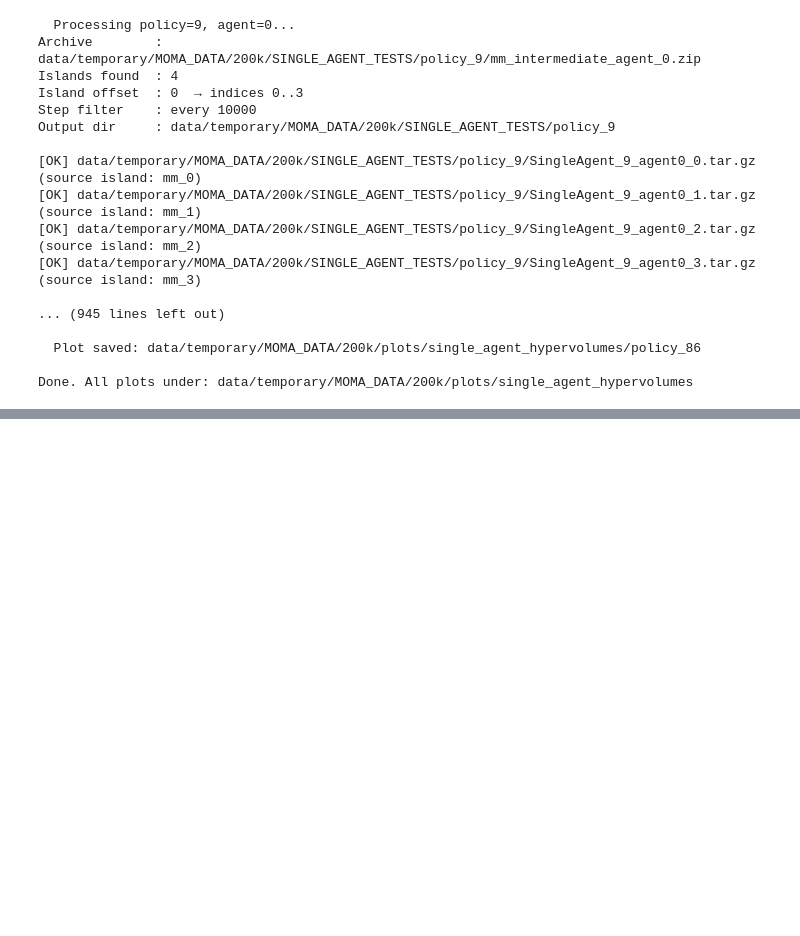
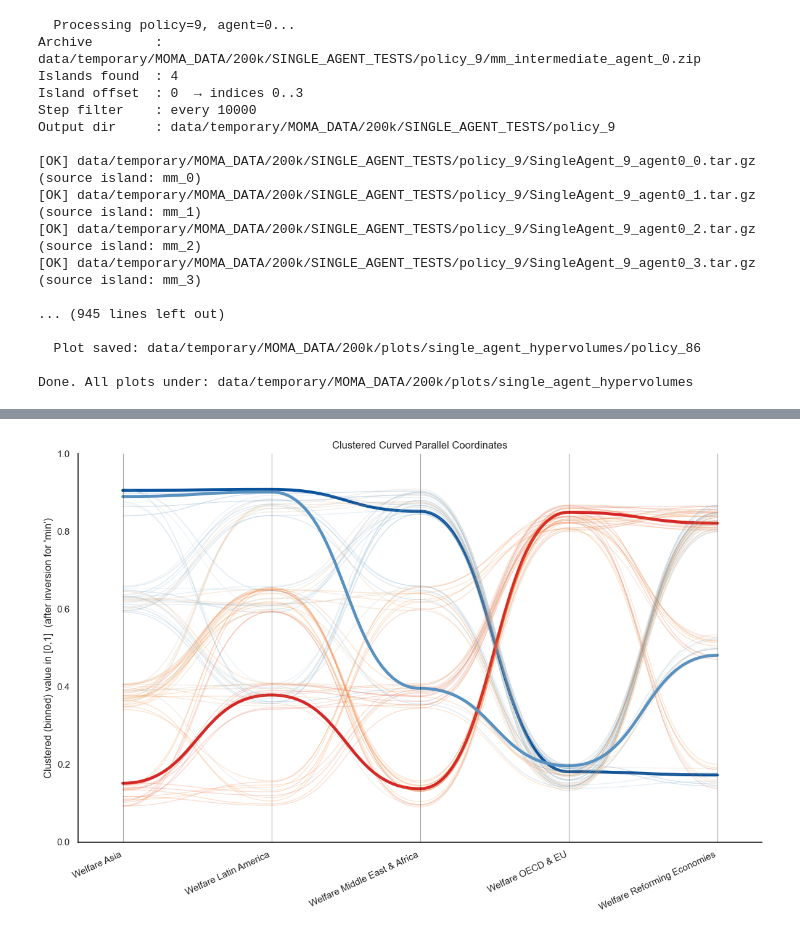
Before and after one commit to marijngeldof/justice, a Jupyter notebook: MOMA_reproduction.ipynb, the cells around one changed output, grey strips where cells are left out. Drawn from its saved outputs; the diff is of its cells as text; code cells hidden in the pictures; blank space fills up the shorter version.

```diff
--- a/MOMA_reproduction.ipynb
+++ b/MOMA_reproduction.ipynb
@@ -1005,0 +1254,98 @@ Done. All plots under: data/temporary/MOMA_DATA/200k/plots/single_agent_hypervol
+# %%
+# ── Section 5c: Clustered Curved Parallel Coordinates (Paper Figure) ─────────
+from justice.util.visualizer import curved_parallel_coordinates_clustered, plot_colorbar_standalone
+import pandas as pd
+import os
+
+# ── PATHS ─────────────────────────────────────────────────────────────────────
+base_path      = "data/temporary/MOMA_DATA/200k"
+processed_path = f"{base_path}/PROCESSED_DATA"
+plots_dir      = f"{base_path}/plots"
+os.makedirs(plots_dir, exist_ok=True)
+
+# ── LOAD DATA ─────────────────────────────────────────────────────────────────
+df = pd.read_csv(f"{processed_path}/pareto_nash_profiles.csv")
+
+# ── CONFIG ────────────────────────────────────────────────────────────────────
+objectives = [
+    "welfare_0",
+    "welfare_1",
+    "welfare_2",
+    "welfare_3",
+    "welfare_4",
+    "fraction_above_threshold",
+]
+directions = ["max", "max", "max", "max", "max", "min"]
+
+# Temperature axis hidden from plot but still used for colouring
+columns_to_plot = [
+    "welfare_0",
+    "welfare_1",
+    "welfare_2",
+    "welfare_3",
+    "welfare_4",
+]
+
+pretty_labels = [
+    "Welfare Asia",                    # welfare_0 → R5ASIA
+    "Welfare Latin America",           # welfare_1 → R5LAM
+    "Welfare Middle East & Africa",    # welfare_2 → R5MAF
+    "Welfare OECD & EU",               # welfare_3 → R5OECD
+    "Welfare Reforming Economies",     # welfare_4 → R5REF
+]
+
+# Focal profiles — 9: best temp, 52: worst temp, 86: compromise
+highlight = [9, 52, 86]
+
+# ── PLOT: Clustered Curved Parallel Coordinates ───────────────────────────────
+df_scaled, df_clustered, fig, ax = curved_parallel_coordinates_clustered(
+    df                        = df,
+    objectives                = objectives,
+    direction_of_optimization = directions,
+    color_by                  = "fraction_above_threshold",
+    columns_to_plot           = columns_to_plot,
+    labels                    = pretty_labels,
+    bins                      = {
+        "welfare_0": 4,
+        "welfare_1": 4,
+        "welfare_2": 4,
+        "welfare_3": 3,
+        "welfare_4": 3,
+        "default":   3,
+    },
+    jitter           = 0.035,
+    alpha            = 0.20,
+    linewidth        = 1.0,
+    curvature        = 0.5,
+    highlight_indices = highlight,
+    highlight_factor  = 3.5,
+    highlight_alpha   = 1.0,
+    title             = "Clustered Curved Parallel Coordinates",
+)
+
+fig.savefig(
+    f"{plots_dir}/clustered_parallel_coordinates.svg",
+    format="svg", bbox_inches="tight"
+)
+print(f"Plot saved: {plots_dir}/clustered_parallel_coordinates.svg")
+
+# ── LEGEND: Standalone Colorbar ───────────────────────────────────────────────
+fig_cb, cbar = plot_colorbar_standalone(
+    df           = df,             # original df, not df_scaled
+    color_by     = "fraction_above_threshold",
+    custom_colors = ("#d62728", "#ff7f0e", "#9ecae1", "#08519c"),
+    label        = "Fraction of ensemble above 2°C",
+    orientation  = "vertical",
+    figsize      = (1.2, 5),
+)
+
+fig_cb.savefig(
+    f"{plots_dir}/colorbar_fraction_above_threshold.svg",
+    format="svg", bbox_inches="tight"
+)
+print(f"Colorbar saved: {plots_dir}/colorbar_fraction_above_threshold.svg")
+
+fig.show()
+fig_cb.show()
+# %% [output]
+[figure, added]
```
Also changed, not shown: parts of 20 cells of this notebook, 4 other files.
